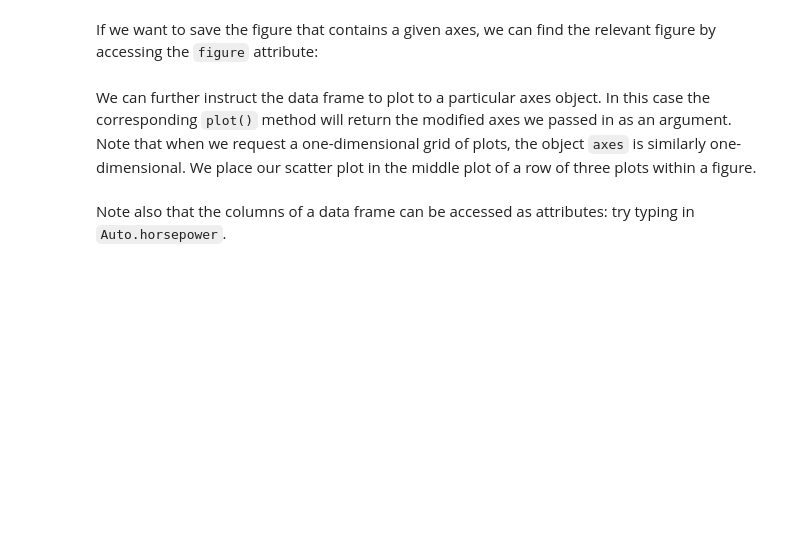
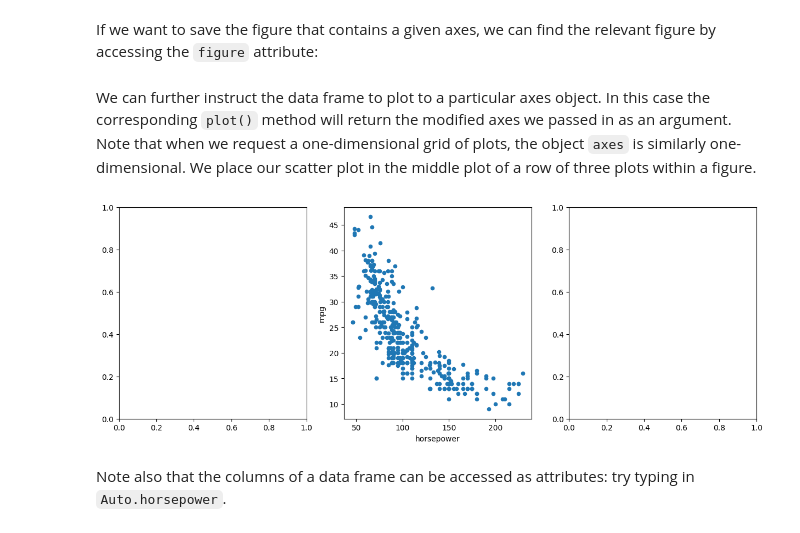
Before and after one commit to EVELYN23172002/ISLP_labs, a Jupyter notebook: Ch02-statlearn-lab.ipynb, the cells around one changed output. Cells and saved outputs as stored; diff of their text form; code cells hidden in the pictures; blank space fills up the shorter version.

```diff
--- a/Ch02-statlearn-lab.ipynb
+++ b/Ch02-statlearn-lab.ipynb
@@ -1150,8 +1384,10 @@ when we request a one-dimensional grid of plots, the object `axes` is similarly
 one-dimensional. We place our scatter plot in the middle plot of a row of three plots
 within a figure.
 # %%
-#fig, axes = subplots(ncols=3, figsize=(15, 5))
-#Auto.plot.scatter('horsepower', 'mpg', ax=axes[1]);
+fig, axes = subplots(ncols=3, figsize=(15, 5))
+Auto.plot.scatter('horsepower', 'mpg', ax=axes[1]);
+# %% [output]
+[figure, added]
 # %% [markdown]
 Note also that the columns of a data frame can be accessed as attributes: try typing in `Auto.horsepower`.
 # %% [markdown]
```
Also changed, not shown: parts of 54 cells of this notebook.
